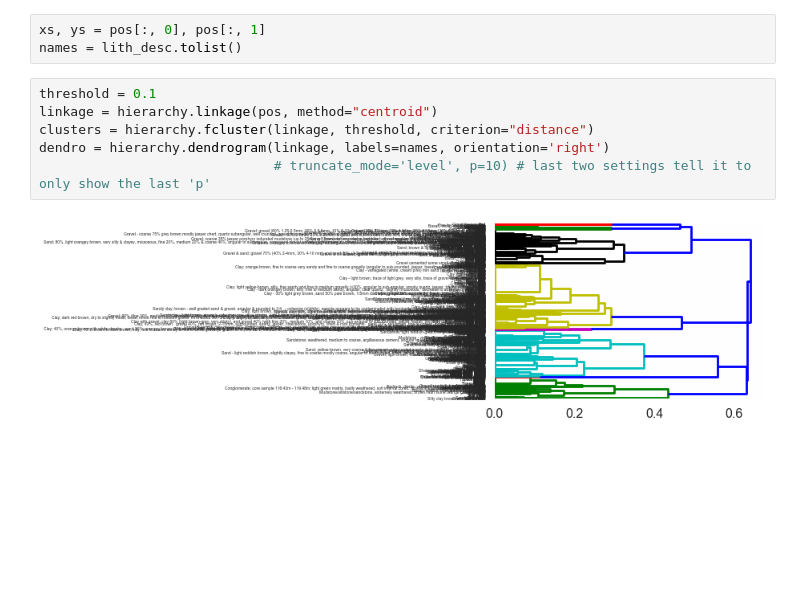
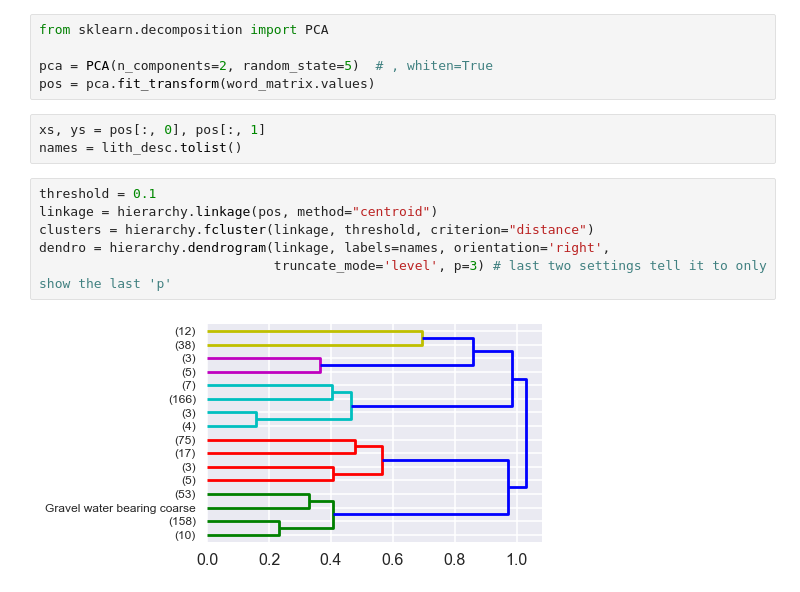
Before and after one commit to IFuentesSR/Litho, a Jupyter notebook: Lith Hierarchical.ipynb, the cells around one changed output. Drawn from its saved outputs; the diff is of its cells as text; blank space fills up the shorter version.

```diff
--- a/Lith Hierarchical.ipynb
+++ b/Lith Hierarchical.ipynb
@@ -45,11 +56,16 @@ pos = mds.fit_transform(dis_sim)
+# %%
+from sklearn.decomposition import PCA
+
+pca = PCA(n_components=2, random_state=5)  # , whiten=True
+pos = pca.fit_transform(word_matrix.values)
 # %%
 xs, ys = pos[:, 0], pos[:, 1]
 names = lith_desc.tolist()
 # %%
 threshold = 0.1
 linkage = hierarchy.linkage(pos, method="centroid")
 clusters = hierarchy.fcluster(linkage, threshold, criterion="distance")
-dendro = hierarchy.dendrogram(linkage, labels=names, orientation='right')
-                              # truncate_mode='level', p=10) # last two settings tell it to only show the last 'p'
+dendro = hierarchy.dendrogram(linkage, labels=names, orientation='right',
+                              truncate_mode='level', p=3) # last two settings tell it to only show the last 'p'
 # %% [output]
-[figure, old version]
+[figure, new version]
```
Also changed, not shown: parts of 5 cells of this notebook, 11 other files.
